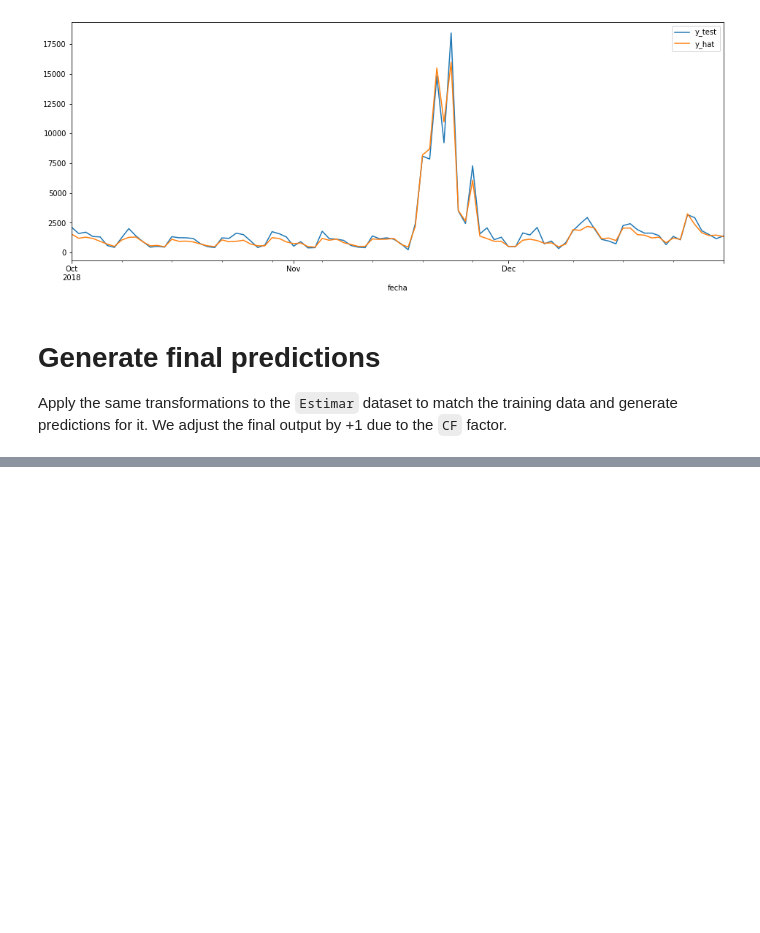
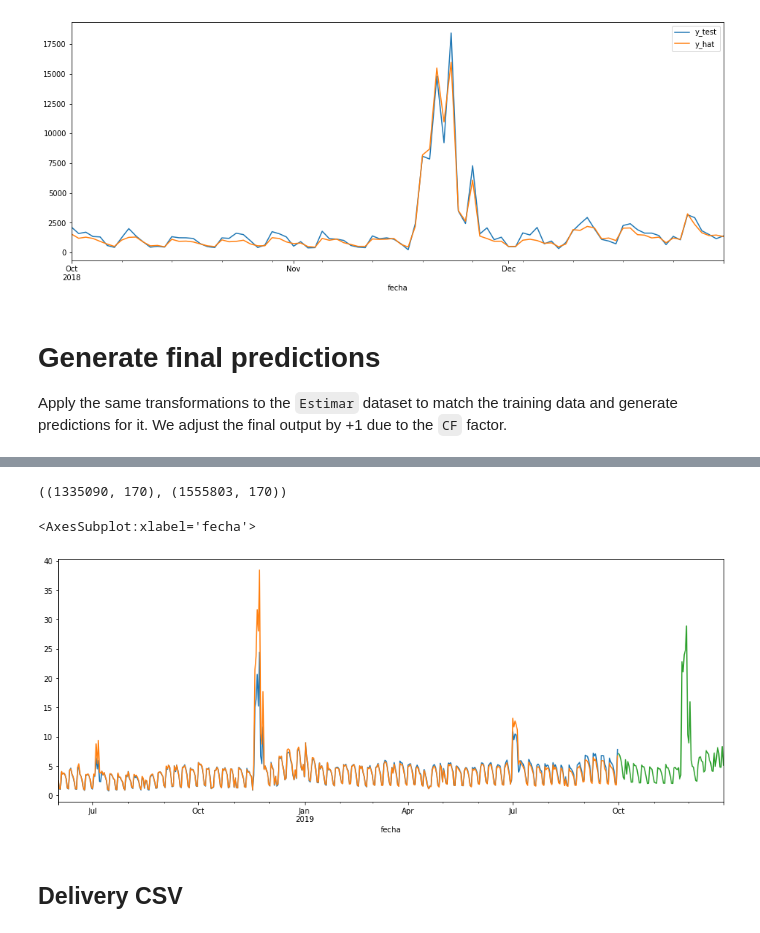
Before and after one commit to Nerucius/2021.ubdatathon, a Jupyter notebook: Atmira_Universitat de Barcelona_Equip Autoestima_Script Producción.ipynb, the cells around one changed output, grey strips where cells are left out. Drawn from its saved outputs; the diff is of its cells as text; code cells hidden in the pictures; blank space fills up the shorter version.

```diff
--- a/Atmira_Universitat de Barcelona_Equip Autoestima_Script Producción.ipynb
+++ b/Atmira_Universitat de Barcelona_Equip Autoestima_Script Producción.ipynb
@@ -431,3 +470,22 @@ df_entrega[:5]
+# %%
+mask = df_modelar.id.isin(df_estimar.id)
+
+df_modelar_sameid.shape, df_modelar.shape
+# %% [output]
+((1335090, 170), (1555803, 170))
+# %%
+df_modelar_fixed = df_modelar_sameid.groupby(['fecha','id']).max().reset_index()
+# %%
+plt.figure(figsize=[16,6])
+
+df_modelar_fixed.groupby('fecha').mean().unidades_vendidas.plot()
+df_modelar.groupby('fecha').mean().unidades_vendidas.plot()
+(df_entrega.groupby('fecha').mean().unidades *1).plot()
+# %% [output]
+<AxesSubplot:xlabel='fecha'>
+[figure, added]
+# %% [markdown]
+## Delivery CSV
 # %%
 df_entrega.columns = ['FECHA', 'ID', 'UNIDADES']
 df_entrega.to_csv('data/Equip Autoestima.txt', sep='|', index=False, date_format="%d/%m/%Y")
```
Also changed, not shown: parts of 10 cells of this notebook.
